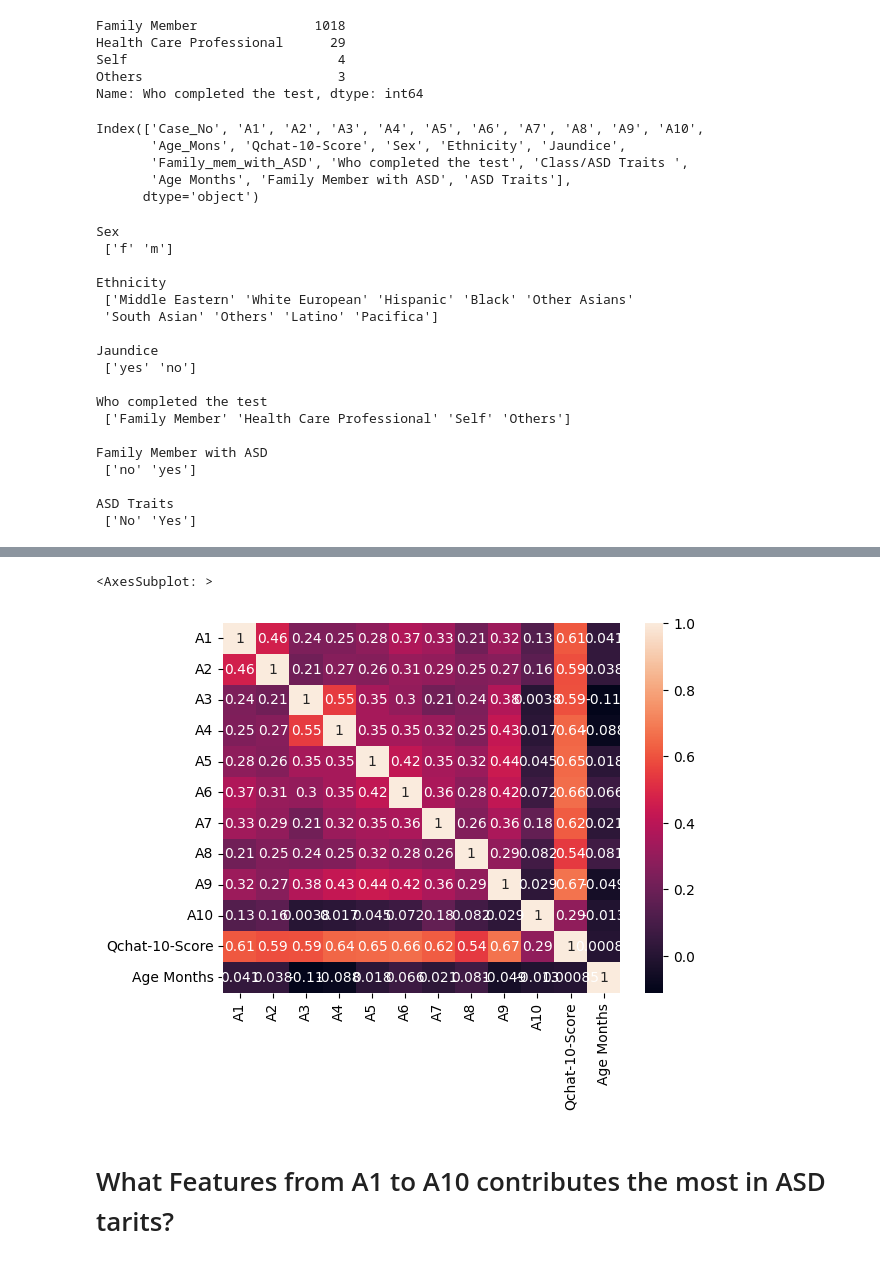
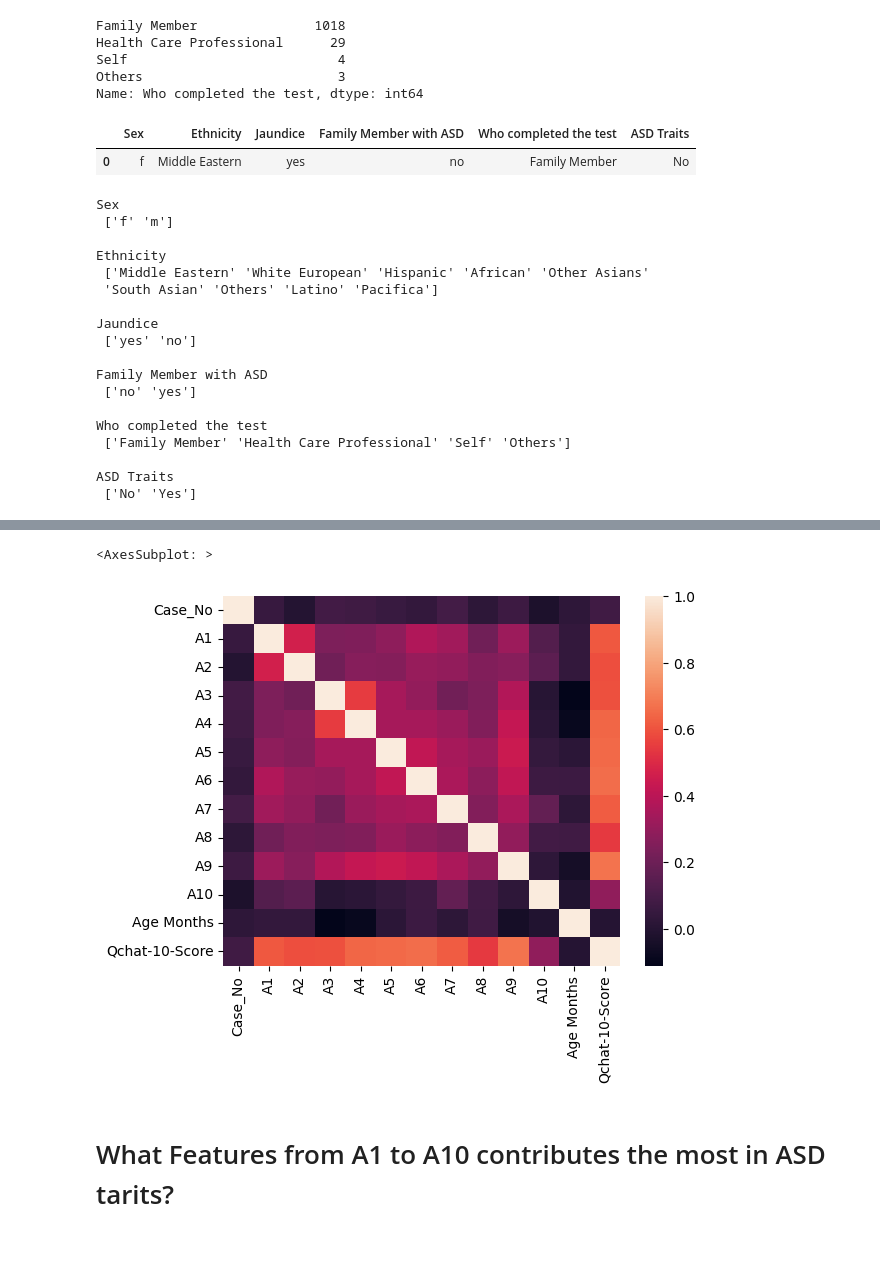
Before and after one commit to Khan996/EDA-of-Autism-, a Jupyter notebook: Autism/Autism.ipynb, the cells around one changed output, grey strips where cells are left out. Drawn from its saved outputs; the diff is of its cells as text; code cells hidden in the pictures.

```diff
--- a/Autism/Autism.ipynb
+++ b/Autism/Autism.ipynb
@@ -84,0 +75,5 @@ Index(['Case_No', 'A1', 'A2', 'A3', 'A4', 'A5', 'A6', 'A7', 'A8', 'A9', 'A10',
+# %%
+df = df.rename(columns={"Age_Mons":"Age Months",
+                        "Family_mem_with_ASD":"Family Member with ASD",
+                        "Class/ASD Traits ": "ASD Traits"})
+df.columns
@@ -126,7 +126,7 @@ df["Ethnicity"] = df["Ethnicity"].replace("Native Indian", "South Asian")
 df["Ethnicity"] = df["Ethnicity"].replace("asian", "Other Asians")
 df["Ethnicity"] = df["Ethnicity"].replace("middle eastern", "Middle Eastern")
 df["Ethnicity"] = df["Ethnicity"].replace("south asian", "South Asian")
-df["Ethnicity"] = df["Ethnicity"].replace("black", "Black")
+df["Ethnicity"] = df["Ethnicity"].replace("black", "African")
 # %%
 df["Ethnicity"].value_counts()
 # %% [output]
@@ -156,43 +156,34 @@ Health Care Professional      29
 Self                           4
 Others                         3
 Name: Who completed the test, dtype: int64
-# %%
-df["Age Months"] = df["Age_Mons"]
-df["Family Member with ASD"] = df["Family_mem_with_ASD"]
-df["ASD Traits"] = df["Class/ASD Traits "]
-# %%
-df.columns
-# %% [output]
-Index(['Case_No', 'A1', 'A2', 'A3', 'A4', 'A5', 'A6', 'A7', 'A8', 'A9', 'A10',
-       'Age_Mons', 'Qchat-10-Score', 'Sex', 'Ethnicity', 'Jaundice',
-       'Family_mem_with_ASD', 'Who completed the test', 'Class/ASD Traits ',
-       'Age Months', 'Family Member with ASD', 'ASD Traits'],
-      dtype='object')
-# %%
-df.drop(columns=["Case_No", "Age_Mons", "Family_mem_with_ASD", "Class/ASD Traits "], axis=1, inplace=True)
 # %%
 cat_df = df[["Sex", "Ethnicity", "Jaundice", "Who completed the test", "Family Member with ASD", "ASD Traits"]]
 num_df = df[["A1", "A2", "A3", "A4","A5","A6", "A7", "A8", "A9", "A10", "Qchat-10-Score", "Age Months"]]
+# %%
+df.iloc[:, 13:].head(1)
+# %% [output]
+|  | Sex | Ethnicity | Jaundice | Family Member with ASD | Who completed the test | ASD Traits |
+| 0 | f | Middle Eastern | yes | no | Family Member | No |
 # %%
-for col in cat_df.columns:
-    print(col,"\n", cat_df[col].unique(), "\n")
+for col in df.iloc[:, 13: ]:
+    print(col,"\n", df[col].unique(), "\n")
 # %% [output]
 Sex
  ['f' 'm']
 
 Ethnicity
- ['Middle Eastern' 'White European' 'Hispanic' 'Black' 'Other Asians'
+ ['Middle Eastern' 'White European' 'Hispanic' 'African' 'Other Asians'
  'South Asian' 'Others' 'Latino' 'Pacifica']
 
 Jaundice
  ['yes' 'no']
 
+Family Member with ASD
+ ['no' 'yes']
+
 Who completed the test
  ['Family Member' 'Health Care Professional' 'Self' 'Others']
 
-Family Member with ASD
- ['no' 'yes']
-
 ASD Traits
  ['No' 'Yes']
 # %%
@@ -208,9 +199,9 @@ df.describe()
 | 75% | 1.000000 | 1.000000 | 1.000000 | 1.000000 | 1.000000 | 1.000000 | 1.000000 | 1.000000 | 1.000000 | 1.000000 | ... |
 | max | 1.000000 | 1.000000 | 1.000000 | 1.000000 | 1.000000 | 1.000000 | 1.000000 | 1.000000 | 1.000000 | 1.000000 | ... |
 # %%
-sns.heatmap(df.corr(), annot=True)
+sns.heatmap(df.corr())
 # %% [output]
 <AxesSubplot: >
-[figure, old version]
+[figure, new version]
 # %% [markdown]
 # What Features from A1 to A10 contributes the most in ASD tarits?
```
Also changed, not shown: parts of 36 cells of this notebook.
